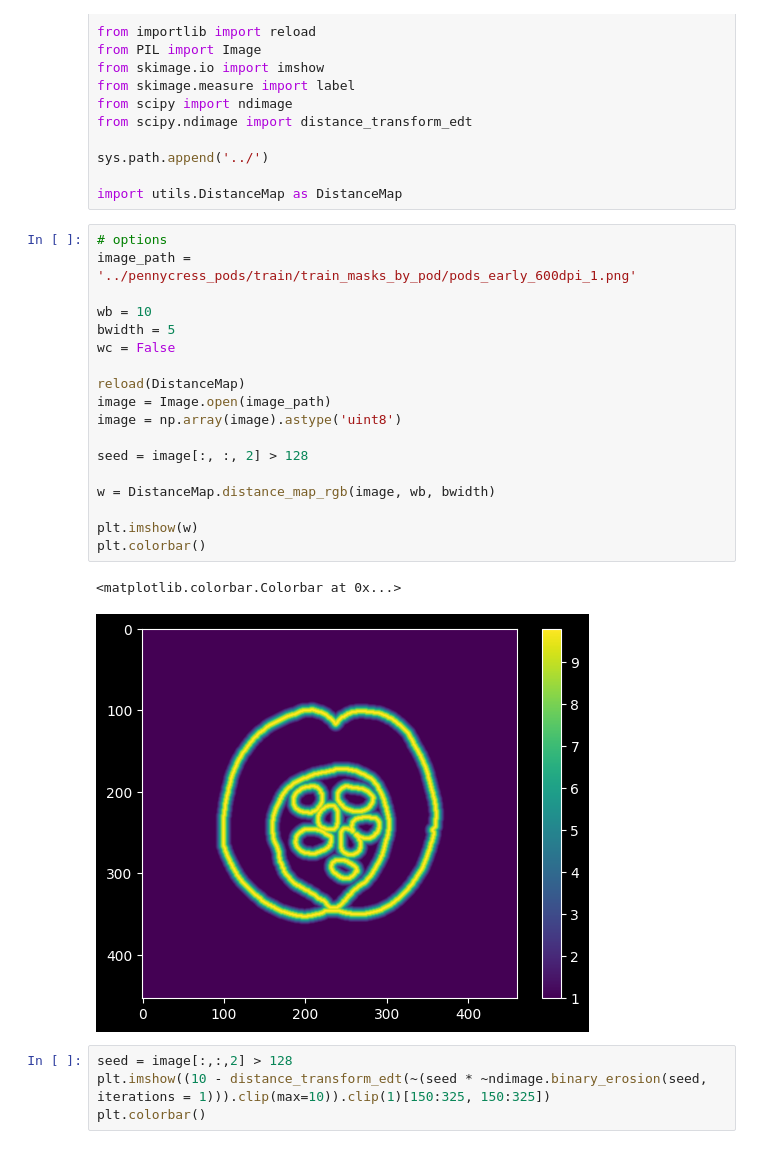
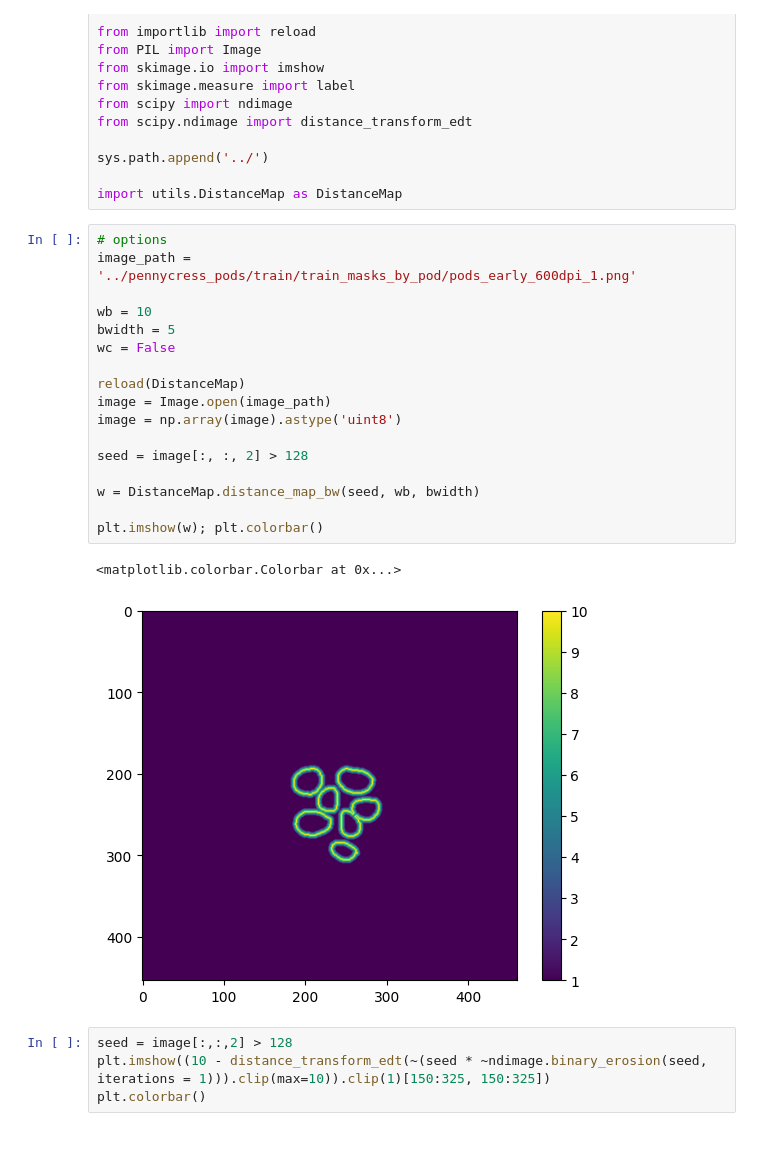
Before and after one commit to pikruse/pennycress-unet, a Jupyter notebook: notebooks/DistanceWeightTest.ipynb, the cells around one changed output. Drawn from its saved outputs; the diff is of its cells as text.

```diff
--- a/notebooks/DistanceWeightTest.ipynb
+++ b/notebooks/DistanceWeightTest.ipynb
@@ -18,24 +18,23 @@ import utils.DistanceMap as DistanceMap
 # %%
 # options
 image_path = '../pennycress_pods/train/train_masks_by_pod/pods_early_600dpi_1.png'
 
 wb = 10
 bwidth = 5
 wc = False
 
 reload(DistanceMap)
 image = Image.open(image_path)
 image = np.array(image).astype('uint8')
 
 seed = image[:, :, 2] > 128
 
-w = DistanceMap.distance_map_rgb(image, wb, bwidth)
+w = DistanceMap.distance_map_bw(seed, wb, bwidth)
 
-plt.imshow(w)
-plt.colorbar()
+plt.imshow(w); plt.colorbar()
 # %% [output]
 <matplotlib.colorbar.Colorbar at 0x...>
-[figure, old version]
+[figure, new version]
 # %%
 seed = image[:,:,2] > 128
 plt.imshow((10 - distance_transform_edt(~(seed * ~ndimage.binary_erosion(seed, iterations = 1))).clip(max=10)).clip(1)[150:325, 150:325])
```
Also changed, not shown: 7 other files.
